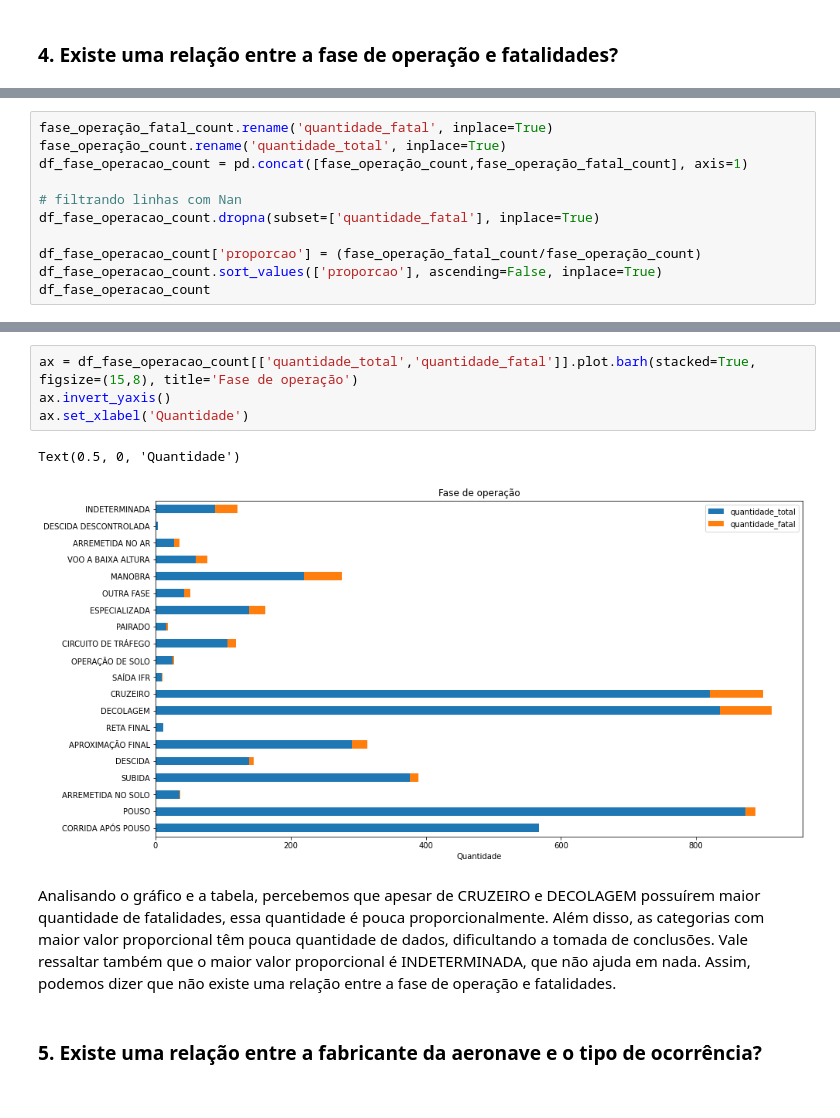
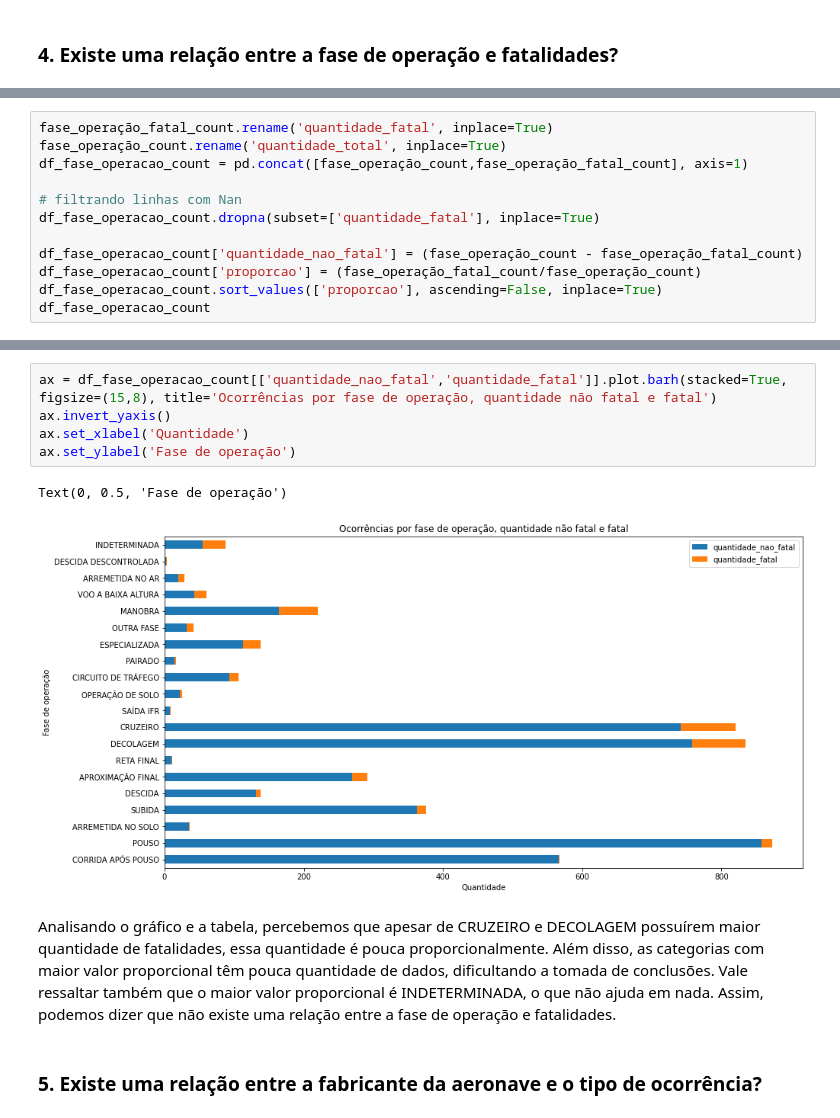
Before and after one commit to MarcosVeniciu/Trabalho-Pratico-Introducao-a-Ciencia-dos-Dados, a Jupyter notebook: cenipa.ipynb, the cells around one changed output, grey strips where cells are left out. Drawn from its saved outputs; the diff is of its cells as text.

```diff
--- a/cenipa.ipynb
+++ b/cenipa.ipynb
@@ -469,6 +473,7 @@ df_fase_operacao_count = pd.concat([fase_operação_count,fase_operação_fatal_
 # filtrando linhas com Nan
 df_fase_operacao_count.dropna(subset=['quantidade_fatal'], inplace=True)
 
+df_fase_operacao_count['quantidade_nao_fatal'] = (fase_operação_count - fase_operação_fatal_count)
 df_fase_operacao_count['proporcao'] = (fase_operação_fatal_count/fase_operação_count)
 df_fase_operacao_count.sort_values(['proporcao'], ascending=False, inplace=True)
 df_fase_operacao_count
@@ -493,13 +498,14 @@ df_fase_operacao_count
 # %%
-ax = df_fase_operacao_count[['quantidade_total','quantidade_fatal']].plot.barh(stacked=True, figsize=(15,8), title='Fase de operação')
+ax = df_fase_operacao_count[['quantidade_nao_fatal','quantidade_fatal']].plot.barh(stacked=True, figsize=(15,8), title='Ocorrências por fase de operação, quantidade não fatal e fatal')
 ax.invert_yaxis()
 ax.set_xlabel('Quantidade')
+ax.set_ylabel('Fase de operação')
 # %% [output]
-Text(0.5, 0, 'Quantidade')
+Text(0, 0.5, 'Fase de operação')
-[figure, old version]
+[figure, new version]
 # %% [markdown]
 Analisando o gráfico e a tabela, percebemos que apesar de CRUZEIRO e DECOLAGEM possuírem maior quantidade de fatalidades, essa quantidade é pouca proporcionalmente.
-Além disso, as categorias com maior valor proporcional têm pouca quantidade de dados, dificultando a tomada de conclusões. Vale ressaltar também que o maior valor proporcional é INDETERMINADA, que não ajuda em nada.
+Além disso, as categorias com maior valor proporcional têm pouca quantidade de dados, dificultando a tomada de conclusões. Vale ressaltar também que o maior valor proporcional é INDETERMINADA, o que não ajuda em nada.
 Assim, podemos dizer que não existe uma relação entre a fase de operação e fatalidades.
 # %% [markdown]
 ### 5.  Existe uma relação entre a fabricante da aeronave e o tipo de ocorrência?
```
Also changed, not shown: parts of 10 cells of this notebook.
